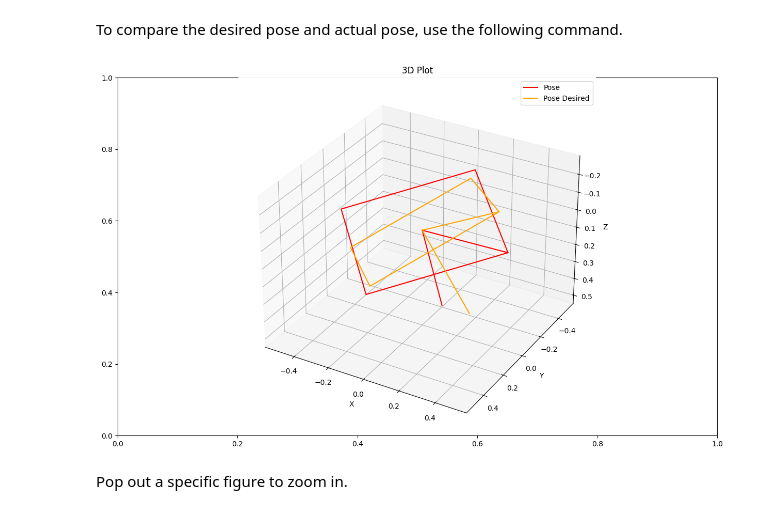
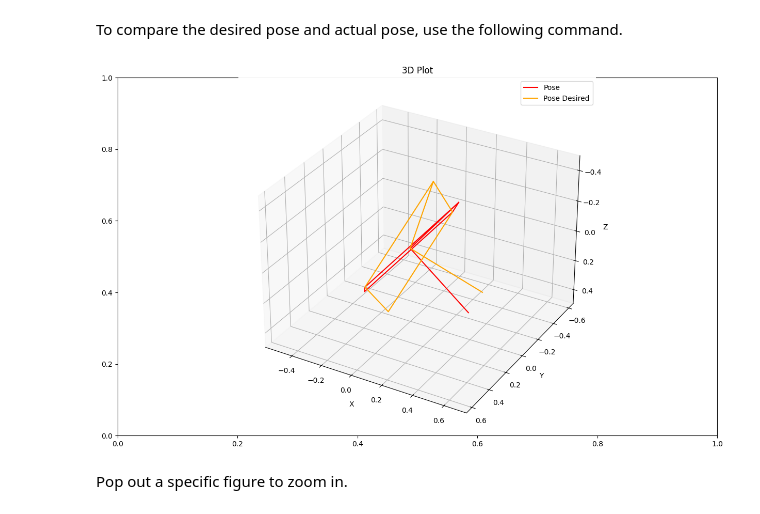
Before and after one commit to zzzzzzhym/DroneSimulator, a Jupyter notebook: simulation/simulation_user_guide.ipynb, the cells around one changed output. Saved outputs shown, nothing was run; the diff lists cells and outputs as text; code cells hidden in the pictures.

```diff
--- a/simulation/simulation_user_guide.ipynb
+++ b/simulation/simulation_user_guide.ipynb
@@ -25,7 +25,7 @@ plt.rcParams['figure.figsize'] = [15, 9]
 wall_distance = 10.0
 wind_speed_x = -5.0
 wind_speed_y = 0.0
-wind_speed_z = -5.0
+wind_speed_z = -12.0
 
 sim_test = manager.Manager()
 model = drone.disturbance_model.WindEffectNearWall(wall_origin=np.array([-wall_distance, 0, 0]),
@@ -35,7 +35,7 @@ model = drone.disturbance_model.WindEffectNearWall(wall_origin=np.array([-wall_d
 trajectory = drone.trajectory.Figure8(20)
 sim_test.set_up(disturbance_model=model, trajectory=trajectory)
 
-sim_test.run(30.0)
+sim_test.run(20.0)
 # sim_test.save_result('test')
 sim_test.plot()
 plt.show()
@@ -69,9 +69,9 @@ number of dynamics model steps per controller step: 2
 # %% [markdown]
 To compare the desired pose and actual pose, use the following command.
 # %%
-sim_test.result.plot_pose_in_given_time(sim_test.logger.output, 35.0)
+sim_test.result.plot_pose_in_given_time(sim_test.logger.output, 15.0)
 # %% [output]
-[figure, old version]
+[figure, new version]
 # %% [markdown]
 Pop out a specific figure to zoom in.
 # %%
```
Also changed, not shown: parts of 2 cells of this notebook, 4 other files.
